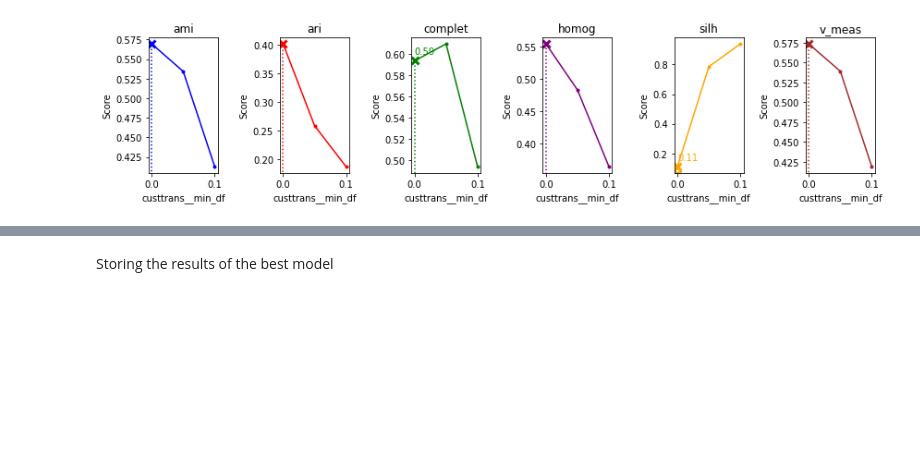
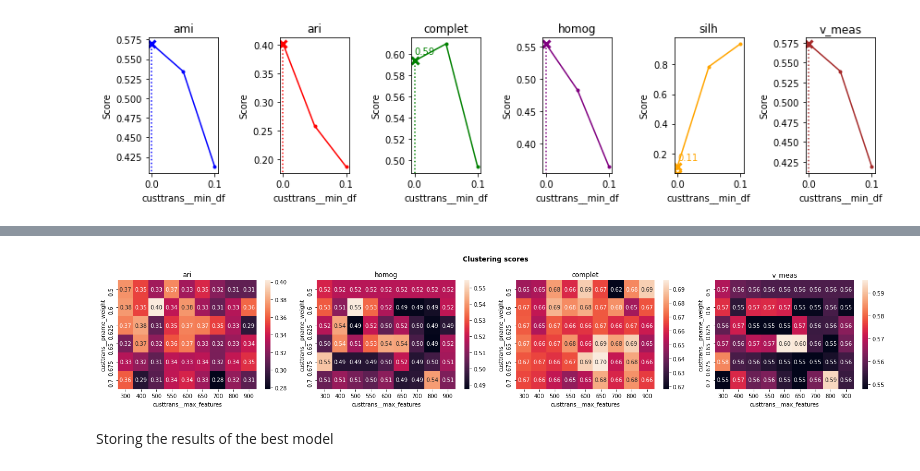
Before and after one commit to SmellyArmure/OC_DS_Project6, a Jupyter notebook: NOTEBOOK/P6_Cleaning_NLP.ipynb, the cells around one changed output, grey strips where cells are left out. Cells and saved outputs as stored; diff of their text form; code cells hidden in the pictures; blank space fills up the shorter version.

```diff
--- a/NOTEBOOK/P6_Cleaning_NLP.ipynb
+++ b/NOTEBOOK/P6_Cleaning_NLP.ipynb
@@ -535,17 +545,19 @@ plot_gsc_multi_scores(gsc=gsc, param='custtrans__min_df', title=None,
 # %%
-# # All the scores through 2 chosen parameters
+# All the scores through 2 chosen parameters
 
-# fig = plt.figure(figsize=(20,4))
-# params = ['custtrans__pname_weight', 'custtrans__max_features']
+fig = plt.figure(figsize=(20,4))
+params = ['custtrans__pname_weight', 'custtrans__max_features']
 
-# scores = ['ari', 'homog', 'complet', 'v_meas']
-# ### Looping on all the scores
-# for i, score in enumerate(scores, 1):
-#     ax = fig.add_subplot(1,len(scores),i)
-#     plot_2D_gsclust_param_opt(gsc, params=params, fmt='.2f',
-#                               score=score, title=None, ax=ax)
+scores = ['ari', 'homog', 'complet', 'v_meas']
+### Looping on all the scores
+for i, score in enumerate(scores, 1):
+    ax = fig.add_subplot(1,len(scores),i)
+    plot_2D_gsclust_param_opt(gsc, params=params, fmt='.2f',
+                              score=score, title=None, ax=ax)
 
-# plt.gcf().suptitle('Clustering scores', fontweight='bold')
-# plt.tight_layout(rect=[0,0,1,0.92])
+plt.gcf().suptitle('Clustering scores', fontweight='bold')
+plt.tight_layout(rect=[0,0,1,0.92])
+# %% [output]
+[figure, added]
 # %% [markdown]
 Storing the results of the best model
```
Also changed, not shown: parts of 84 cells of this notebook, 5 other files.
